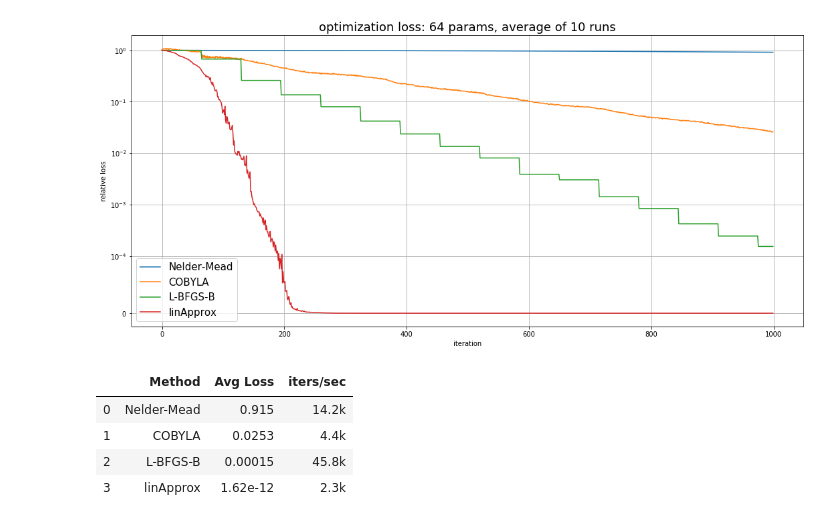
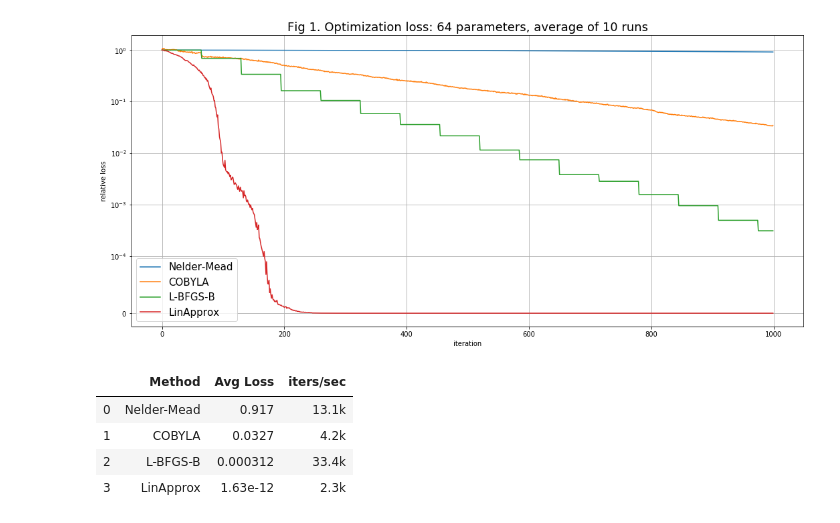
Before and after one commit to svantana/research, a Jupyter notebook: blackboxInverseSearch.ipynb, the cells around one changed output. Saved outputs shown, nothing was run; the diff lists cells and outputs as text; code cells hidden in the pictures.

```diff
--- a/blackboxInverseSearch.ipynb
+++ b/blackboxInverseSearch.ipynb
@@ -8,15 +30,16 @@ maxNumIters = 1000
 A=[]; a0=[]; xTarget=[]; xStart=[]; yTarget=[]
 def setupRandomProblem():
     global A, a0, xTarget, xStart, yTarget
-    A  = np.random.randn(dimY,dimX)
-    a0 = np.random.randn(dimY)
+    A  = np.random.rand(dimY,dimX)-.5
+    a0 = np.random.rand(dimY)-.5
     xTarget = np.random.rand(dimX)-.5
     xStart  = np.random.rand(dimX)-.5
     yTarget = blackboxFunction(xTarget)
 
 # this is the unknown function that we want to invert
 def blackboxFunction(x):
-    return np.dot(A,np.sin(x) + np.exp(x))+ a0 # slightly nonlinear function
+    tmp = np.dot(A,np.sin(x) + np.exp(x)) + a0
+    return np.sign(tmp) * (np.sqrt(1+np.abs(tmp))-1)
 
 def lossFun(y):
     L = np.sum((y-yTarget)**2)
@@ -26,7 +49,7 @@ def lossFun(y):
     lossCount += 1
     return L;
 
-def linApprox_search(xStart, yTarget, nIter):
+def LinApprox_search(xStart, yTarget, nIter):
     nX = len(xStart); nMem = nX+1
     memX = np.zeros((nMem, nX))
     memY = np.zeros((nMem, len(yTarget)))
@@ -40,7 +63,7 @@ def linApprox_search(xStart, yTarget, nIter):
     for iter in range(nIter):
         m = iter % nMem
         if iter<3:
-            x += .03 * (np.random.rand(nX)-.5)
+            x += .1 * (np.random.rand(nX)-.5)
         else:
             M = np.minimum(iter,nMem) # current memory size
             minI = np.argmin(memLoss[:M]) # get current best
@@ -54,6 +77,8 @@ def linApprox_search(xStart, yTarget, nIter):
 
             # find x minimizing norm(A*x - yStep)
             xStep = regularizedLS(lsA, yStep, .01, 1e-20)
+
+            # make sure step is **reasonable**
             stepNorm = np.sum(xStep**2)
             x = memX[minI,:] + xStep * np.minimum(1.0, 1.0 / stepNorm)
 
@@ -70,7 +95,7 @@ import matplotlib.pyplot as plt
 from matplotlib.colors import hsv_to_rgb
 %matplotlib inline
 
-methods = ['Nelder-Mead', 'COBYLA', 'L-BFGS-B', 'linApprox']
+methods = ['Nelder-Mead', 'COBYLA', 'L-BFGS-B', 'LinApprox']
 methStats = np.zeros([len(methods),3])
 
 numReps = 10
@@ -82,43 +107,43 @@ for rep in range(numReps):
         lossList = np.zeros(maxNumIters)
         lossCount = 0
         T0 = time.perf_counter()
-        if methodName=='linApprox':
-            res = linApprox_search(xStart, yTarget, maxNumIters)
+        if methodName=='LinApprox':
+            res = LinApprox_search(xStart, yTarget, maxNumIters)
         else:
             # standalone loss function needed for scipy.optimize methods
             def blackboxLoss(x):
                 y = blackboxFunction(x)
                 return lossFun(y)
             opts = {'maxiter':maxNumIters, 'disp':False}
             res = scipy.optimize.minimize(blackboxLoss, xStart, method=methodName, options=opts)
 
         assert(lossCount>=maxNumIters)
         avgLossMat[:,mInd] += lossList
         methStats[mInd,0] += lossCount
         methStats[mInd,1] += (time.perf_counter()-T0)
         methStats[mInd,2] += np.min(lossList)/lossList[0]
 
 plt.figure(figsize=(18, 8));
 _=plt.plot(avgLossMat/avgLossMat[0,0])
 plt.rcParams.update({'font.size': 15})
 plt.yscale('symlog', linthreshy=1e-4)
-plt.title("optimization loss: %d params, average of %d runs" % (dimX, numReps))
+plt.title("Fig 1. Optimization loss: %d parameters, average of %d runs" % (dimX, numReps))
 plt.xlabel('iteration')
 plt.ylabel('relative loss')
 plt.grid(True)
 plt.legend(methods)
 plt.show()
 
 tabData = []
 for ind, meth in enumerate(methods):
     tabData.append([meth, "%.3g" % (methStats[ind,2]/numReps), "%.1fk" % (1e-3*methStats[ind,0]/methStats[ind,1]) ])
 
 import pandas as pd
 pd.DataFrame(tabData, columns=["Method", "Avg Loss", "iters/sec"])
 # %% [output]
-[figure, old version]
+[figure, new version]
 |  | Method | Avg Loss | iters/sec |
-| 0 | Nelder-Mead | 0.915 | 14.2k |
-| 1 | COBYLA | 0.0253 | 4.4k |
-| 2 | L-BFGS-B | 0.00015 | 45.8k |
-| 3 | linApprox | 1.62e-12 | 2.3k |
+| 0 | Nelder-Mead | 0.917 | 13.1k |
+| 1 | COBYLA | 0.0327 | 4.2k |
+| 2 | L-BFGS-B | 0.000312 | 33.4k |
+| 3 | LinApprox | 1.63e-12 | 2.3k |
```
Also changed, not shown: parts of 1 cell of this notebook.
